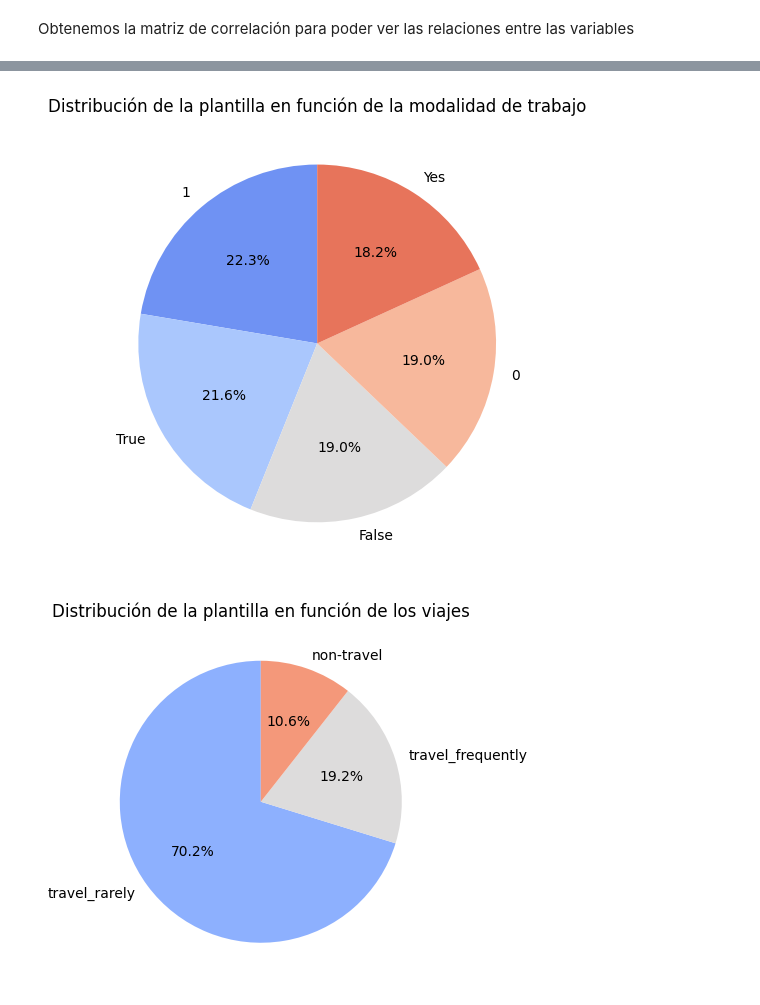
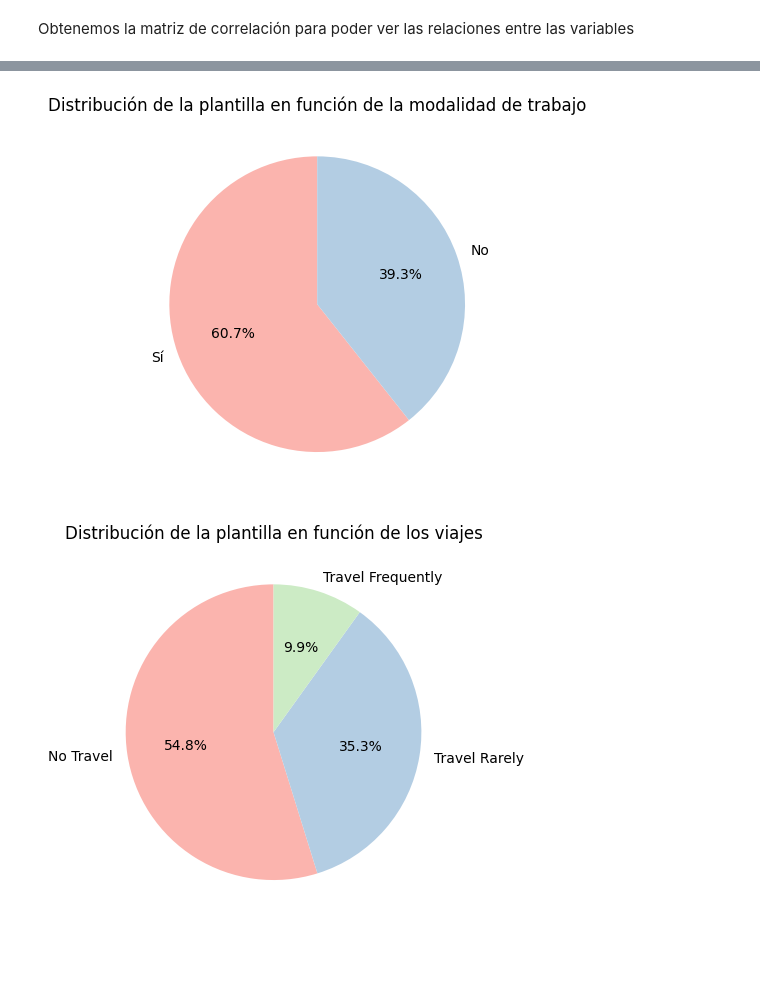
Before and after one commit to AnaROGA/project-da-promo-54-modulo-3-team-1, a Jupyter notebook: visualizacion 2.ipynb, the cells around one changed output, grey strips where cells are left out. Cells and saved outputs as stored; diff of their text form; code cells hidden in the pictures; blank space fills up the shorter version.

Commit message:
Actualizo visualizaciones

```diff
--- a/visualizacion 2.ipynb
+++ b/visualizacion 2.ipynb
@@ -41,2 +43,15 @@ from sklearn.impute import KNNImputer
+# %%
+def grafico_pastel(df, columna, titulo):
+    valores = df[columna].value_counts()
+    colores = plt.cm.Pastel1.colors  # paleta de colores claritos
+    plt.pie(
+        valores,
+        labels=valores.index,
+        autopct="%1.1f%%",
+        startangle=90,
+        colors=colores[:len(valores)]  # asegura que se usan solo los necesarios
+    )
+    plt.title(titulo)
+    plt.show()
 # %%
 df = pd.read_csv("optimizacion_talento.csv")
@@ -43,2 +61,2 @@ df = pd.read_csv("optimizacion_talento.csv")
 # %%
-df.head()
+df = pd.read_csv("data/optimizacion_talento.csv", index_col=0)
@@ -91,4 +110,6 @@ plt.show()
 # %%
 palettes = sns.color_palette("coolwarm", 2)
 palettes4 = sns.color_palette("coolwarm", 4)
+# %%
+sns.set_palette("Pastel1")   # paleta de colores clara
 # %%
@@ -211,0 +194,6 @@ estadistica.grafico_pastel(df, 'standardhours', 'Distribución de la plantilla e
+# %%
+def grafico_pastel(df, columna, titulo):
+    valores = df[columna].value_counts()
+    plt.pie(valores, labels=valores.index, autopct="%1.1f%%", startangle=90)
+    plt.title(titulo)
+    plt.show()
@@ -212,11 +204,11 @@ estadistica.grafico_pastel(df, 'standardhours', 'Distribución de la plantilla e
 # %%
-estadistica.grafico_pastel(df, 'remotework', 'Distribución de la plantilla en función de la modalidad de trabajo')
+grafico_pastel(df, 'remotework', 'Distribución de la plantilla en función de la modalidad de trabajo')
 # %% [output]
-[figure, old version]
+[figure, new version]
 # %%
-estadistica.grafico_pastel(df, 'businesstravel', 'Distribución de la plantilla en función de los viajes')
+grafico_pastel(df, 'businesstravel', 'Distribución de la plantilla en función de los viajes')
 # %% [output]
-[figure, old version]
+[figure, new version]
 # %%
 sns.countplot(x='gender', data=df, palette = palettes, hue = 'attrition')
 
```
Also changed, not shown: parts of 49 cells of this notebook.
